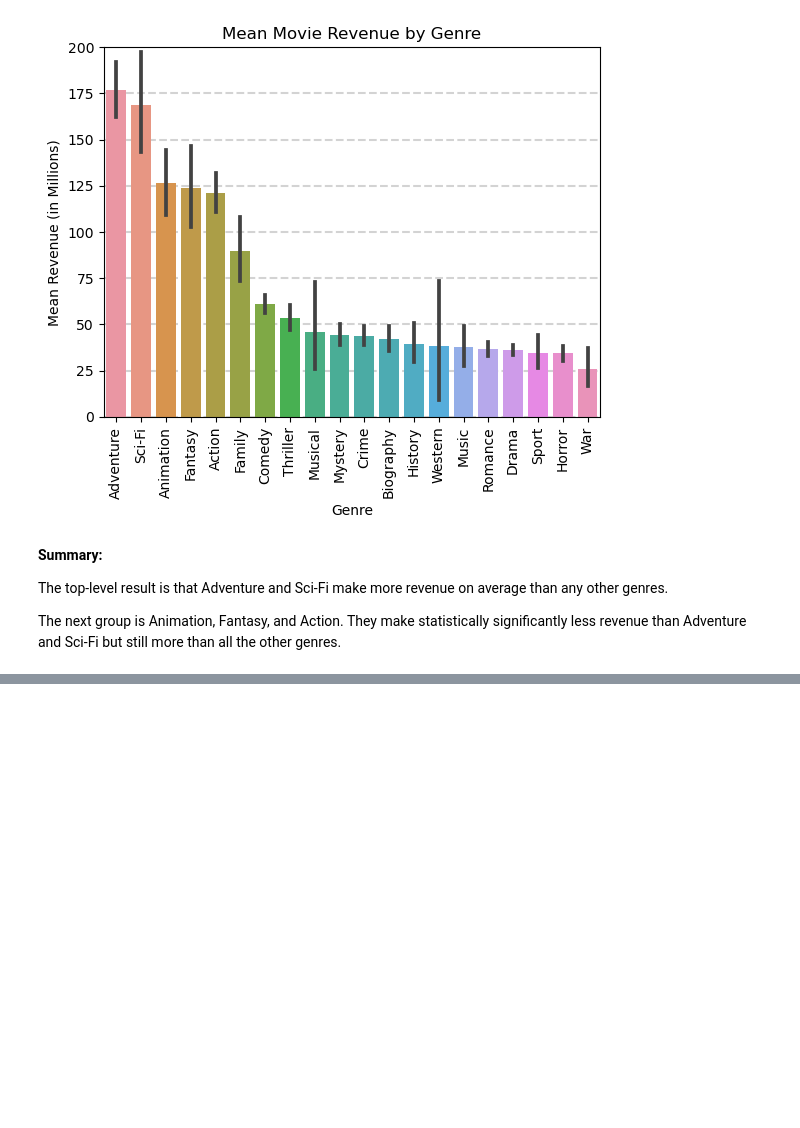
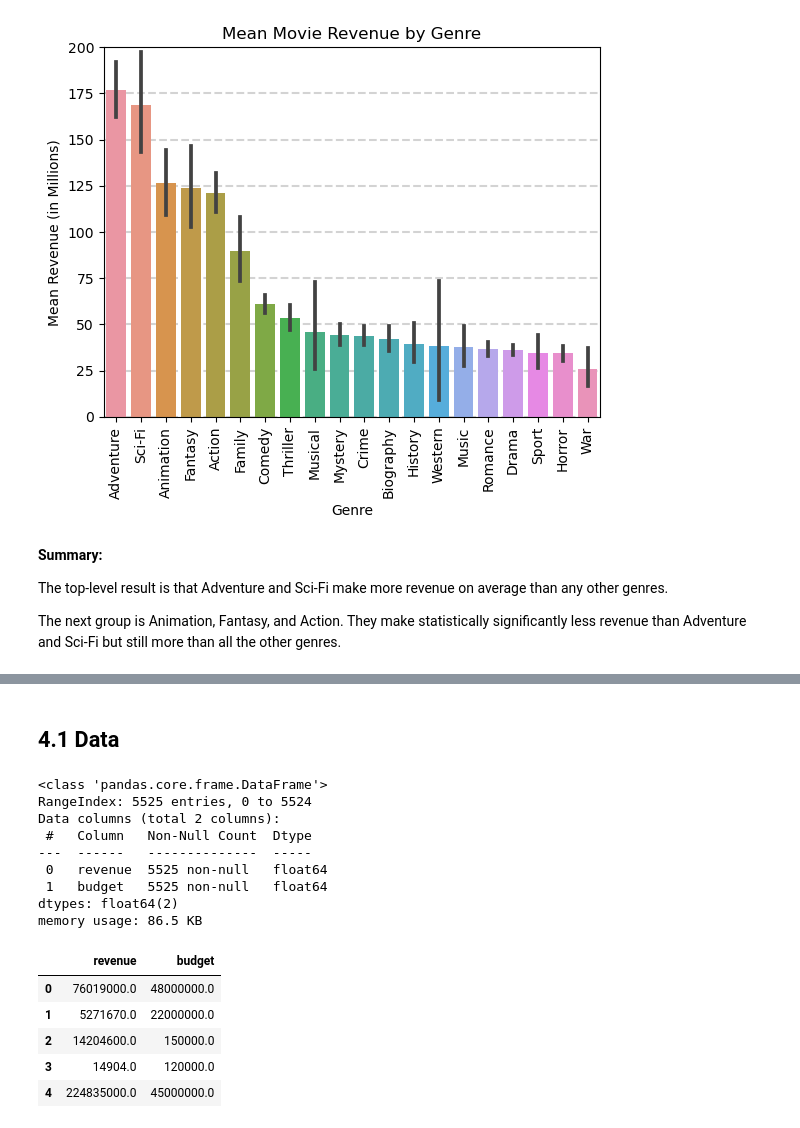
Before and after one commit to kellianneyang/movies-profitability-project, a Jupyter notebook: part4_hypothesis_testing.ipynb, the cells around one changed output, grey strips where cells are left out. Saved outputs shown, nothing was run; the diff lists cells and outputs as text; code cells hidden in the pictures; blank space fills up the shorter version.

```diff
--- a/part4_hypothesis_testing.ipynb
+++ b/part4_hypothesis_testing.ipynb
@@ -754,0 +763,34 @@ The next group is Animation, Fantasy, and Action. They make statistically signif
+# %% [markdown]
+## 4.1 Data
+# %%
+# sql query the 'movies' db
+sql = """SELECT t.revenue, t.budget
+FROM tmdb_data as t
+WHERE t.revenue <> 0
+    AND t.revenue IS NOT NULL
+    AND t.budget <> 0
+    AND t.budget IS NOT NULL;
+"""
+
+# save to df
+df = pd.read_sql_query(sql, engine)
+
+# check
+df.info()
+df.head()
+# %% [output]
+<class 'pandas.core.frame.DataFrame'>
+RangeIndex: 5525 entries, 0 to 5524
+Data columns (total 2 columns):
+ #   Column   Non-Null Count  Dtype
+---  ------   --------------  -----
+ 0   revenue  5525 non-null   float64
+ 1   budget   5525 non-null   float64
+dtypes: float64(2)
+memory usage: 86.5 KB
+|  | revenue | budget |
+| 0 | 76019000.0 | 48000000.0 |
+| 1 | 5271670.0 | 22000000.0 |
+| 2 | 14204600.0 | 150000.0 |
+| 3 | 14904.0 | 120000.0 |
+| 4 | 224835000.0 | 45000000.0 |
```
Also changed, not shown: parts of 30 cells of this notebook.
